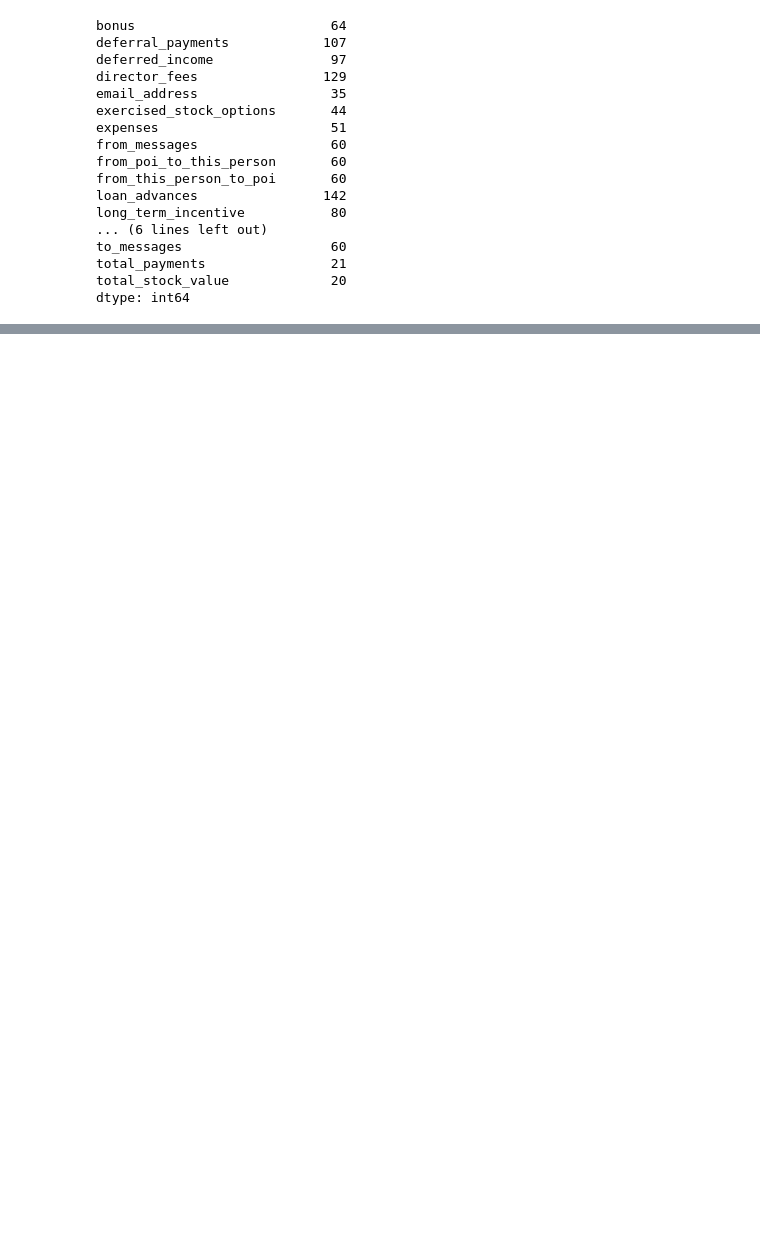
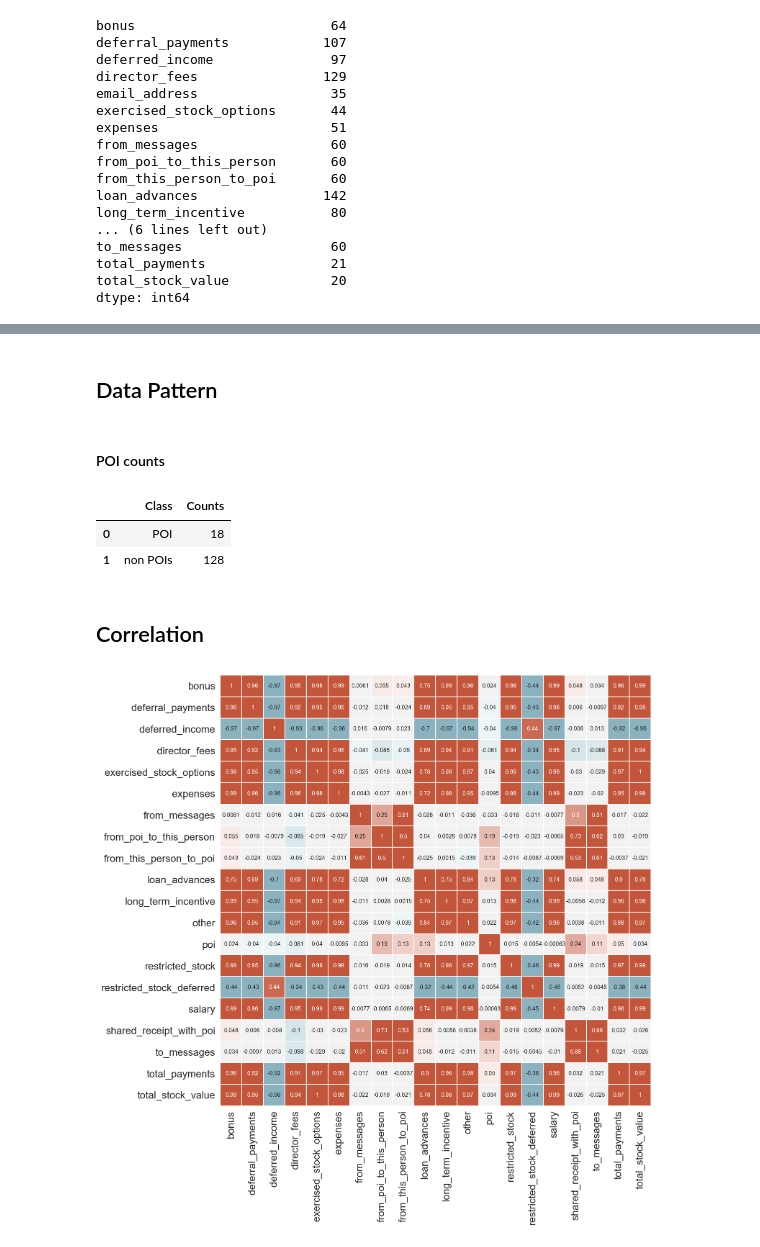
Before and after one commit to DIGITALAPTECH/ML_Boilerplate, a Jupyter notebook: eda.ipynb, the cells around one changed output, grey strips where cells are left out. Cells and saved outputs as stored; diff of their text form; code cells hidden in the pictures; blank space fills up the shorter version.

```diff
--- a/eda.ipynb
+++ b/eda.ipynb
@@ -73,0 +98,25 @@ df
+# %% [markdown]
+## Data Pattern
+# %% [markdown]
+#### POI counts
+# %%
+POI_type = {'POI': len(df[df.poi == True]),
+            'non POIs': len(df[df.poi == False])}
+pd.DataFrame(list(POI_type.items()),
+             columns=['Class', 'Counts'])
+# %% [output]
+|  | Class | Counts |
+| 0 | POI | 18 |
+| 1 | non POIs | 128 |
+# %% [markdown]
+## Correlation
+# %%
+sns.set(font_scale=1.4)
+f, ax = plt.subplots(figsize=(14, 11))
+cmap = sns.diverging_palette(220, 20, sep=20, as_cmap=True)
+ax = sns.heatmap(df.corr(), cmap=cmap, vmax=.5, vmin=-.3, center=0,
+            square=True, linewidths=.5, cbar=0,
+           annot=True, annot_kws={"size":8})
+plt.show()
+# %% [output]
+[figure, added]
```
Also changed, not shown: parts of 7 cells of this notebook, 1 other file.
